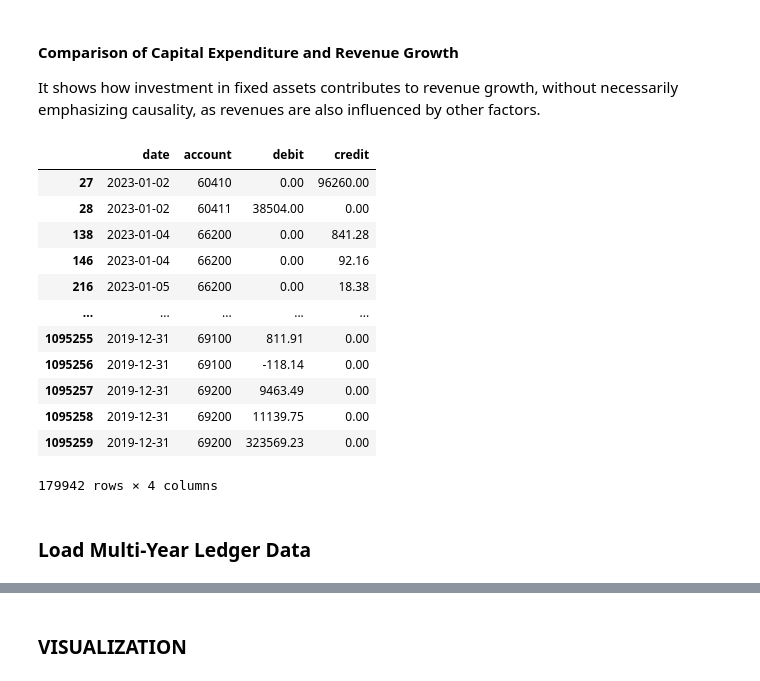
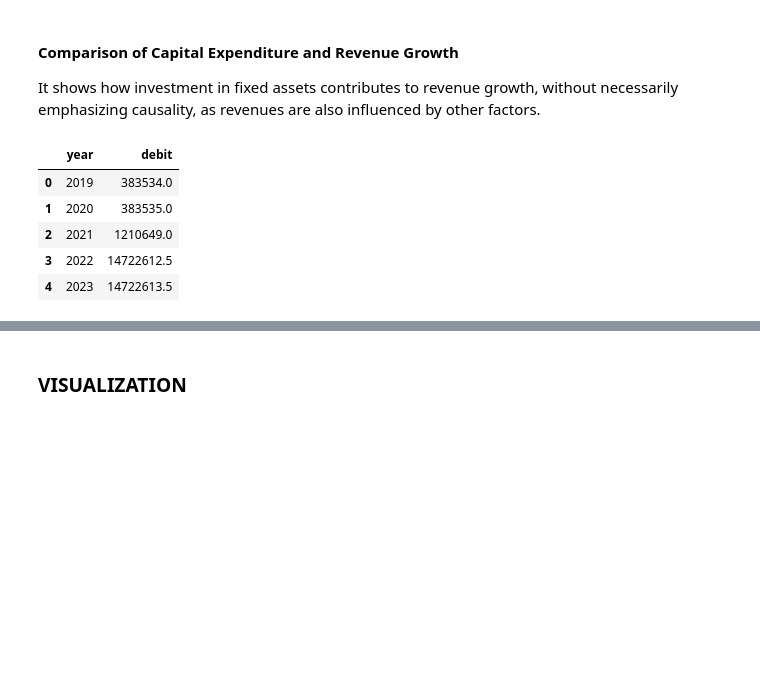
Before and after one commit to JovicaB/financial-ledger-analysis, a Jupyter notebook: notebooks/analysis_ledger.ipynb, the cells around one changed output, grey strips where cells are left out. Drawn from its saved outputs; the diff is of its cells as text; code cells hidden in the pictures; blank space fills up the shorter version.

```diff
--- a/notebooks/analysis_ledger.ipynb
+++ b/notebooks/analysis_ledger.ipynb
@@ -42,0 +32,5 @@ years = [2019, 2020, 2021, 2022, 2023]
+# %%
+ledger_files = sorted(glob("../data/parquet/financial_journal_*.parquet"))
+
+df = pd.concat((pd.read_parquet(file) for file in ledger_files))
+ledger_files
@@ -69,0 +51,7 @@ df = pd.concat(df, ignore_index=True)
+# %%
+df['date'] = pd.to_datetime(df['date'])
+
+df = df[~((df['date'].dt.month == 1) & (df['date'].dt.day == 1))]
+df = df[~(df['account'].str.startswith(('599', '699', '7')))]
+
+df.head()
@@ -77,33 +72,48 @@ It shows how investment in fixed assets contributes to revenue growth, without n
 # %%
 # extract capital expenditures data [buildings]
 
-df_2_1_data = ComponentsLedger.get_account_data(df, ['022', '023', '6'])
+df_buildings = (
+    df[df['account'].str.startswith('022')]
+    .drop(columns=['credit'], errors='ignore')
+    .query("debit > 0")
+    .assign(year=lambda x: pd.to_datetime(x['date']).dt.year)
+    .groupby('year', as_index=False)['debit'].sum()
+)
 
-df_2_1_cap_exp_buildings = df_2_1_data[df_2_1_data['account'].str.startswith('6')]
-df_2_1_cap_exp_buildings
+df_equipment = (
+    df[df['account'].str.startswith('023')]
+    .drop(columns=['credit'], errors='ignore')
+    .query("debit > 0")
+    .assign(year=lambda x: pd.to_datetime(x['date']).dt.year)
+    .groupby('year', as_index=False)['debit'].sum()
+)
 
+df_revenue = (
+    df[(df['account'].str.startswith('60')) | (df['account'].str.startswith('61'))]
+    .query("credit > 0")
+    .assign(year=lambda x: pd.to_datetime(x['date']).dt.year)
+    .groupby('year', as_index=False)['credit'].sum()
+)
+
+xxx = ComponentsLedger.calculate_increasing_column_value(df_buildings, 'debit')
+# df_equipment = ComponentsLedger.get_account_data(df, '023')
+# df_revenue = ComponentsLedger.get_account_data(df['60', '61'])
+
+xxx
+# df_buildings
 # df_2_1_cap_exp_buildings['month_year'] = df_2_1_cap_exp_buildings['date'].dt.to_period('M')
 
 # # Group by month-year and sum the debit column
 # monthly_sums = df_2_1_cap_exp_buildings.groupby('month_year')['debit'].sum()
 
 # # Convert to a dictionary with 'month-year' as keys
 # monthly_sums_dict = {str(period): value for period, value in monthly_sums.items()}
 
 # df_2_1_cap_exp_buildings
 # %% [output]
-|  | date | account | debit | credit |
-| 27 | 2023-01-02 | 60410 | 0.00 | 96260.00 |
-| 28 | 2023-01-02 | 60411 | 38504.00 | 0.00 |
-| 138 | 2023-01-04 | 66200 | 0.00 | 841.28 |
-| 146 | 2023-01-04 | 66200 | 0.00 | 92.16 |
-| 216 | 2023-01-05 | 66200 | 0.00 | 18.38 |
-| ... | ... | ... | ... | ... |
-| 1095255 | 2019-12-31 | 69100 | 811.91 | 0.00 |
-| 1095256 | 2019-12-31 | 69100 | -118.14 | 0.00 |
-| 1095257 | 2019-12-31 | 69200 | 9463.49 | 0.00 |
-| 1095258 | 2019-12-31 | 69200 | 11139.75 | 0.00 |
-| 1095259 | 2019-12-31 | 69200 | 323569.23 | 0.00 |
+|  | year | debit |
+| 0 | 2019 | 383534.0 |
+| 1 | 2020 | 383535.0 |
+| 2 | 2021 | 1210649.0 |
+| 3 | 2022 | 14722612.5 |
+| 4 | 2023 | 14722613.5 |
-179942 rows × 4 columns
-# %% [markdown]
-### Load Multi-Year Ledger Data
```
Also changed, not shown: parts of 14 cells of this notebook, 1 other file.
